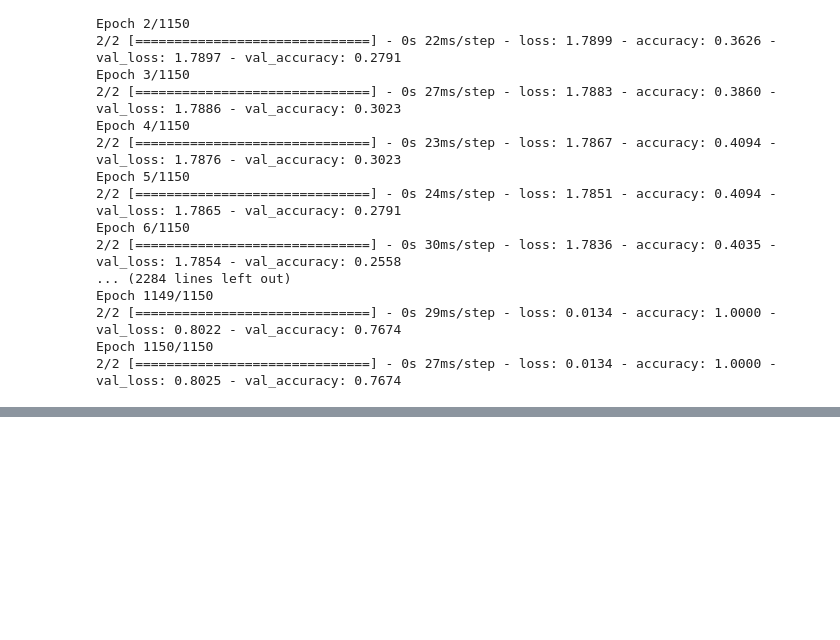
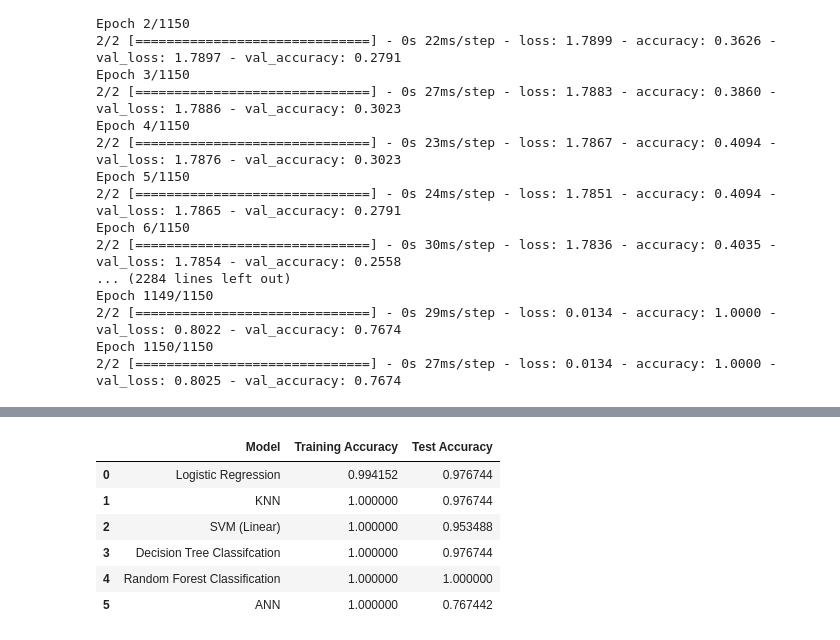
Before and after one commit to masp42/ML_Glass_CA, a Jupyter notebook: CA_ML_2.ipynb, the cells around one changed output, grey strips where cells are left out. Cells and saved outputs as stored; diff of their text form; code cells hidden in the pictures; blank space fills up the shorter version.

```diff
--- a/CA_ML_2.ipynb
+++ b/CA_ML_2.ipynb
@@ -528,0 +549,11 @@ plt.show()
+# %%
+predict = pd.DataFrame(data = models, columns = ['Model', 'Training Accuracy', 'Test Accuracy'])
+predict
+# %% [output]
+|  | Model | Training Accuracy | Test Accuracy |
+| 0 | Logistic Regression | 0.994152 | 0.976744 |
+| 1 | KNN | 1.000000 | 0.976744 |
+| 2 | SVM (Linear) | 1.000000 | 0.953488 |
+| 3 | Decision Tree Classifcation | 1.000000 | 0.976744 |
+| 4 | Random Forest Classification | 1.000000 | 1.000000 |
+| 5 | ANN | 1.000000 | 0.767442 |
```
Also changed, not shown: parts of 6 cells of this notebook.
